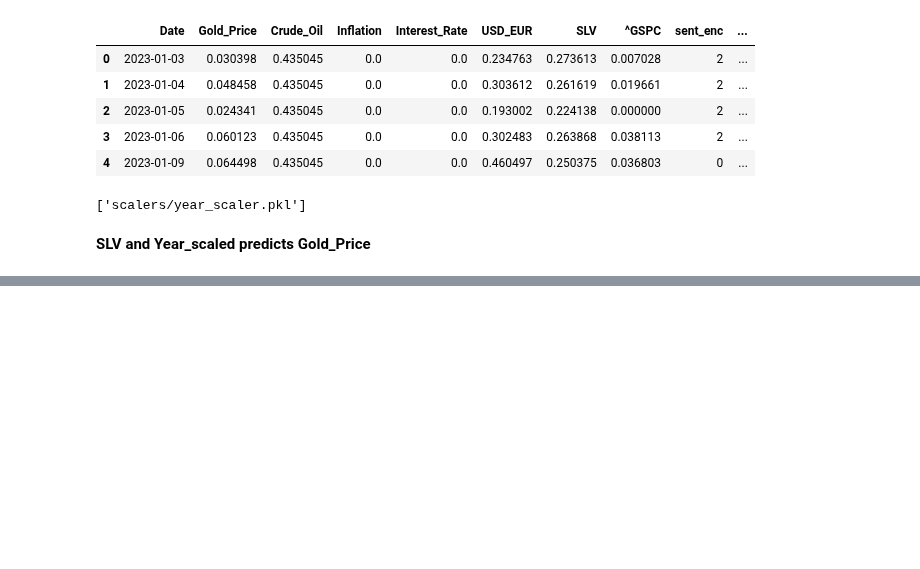
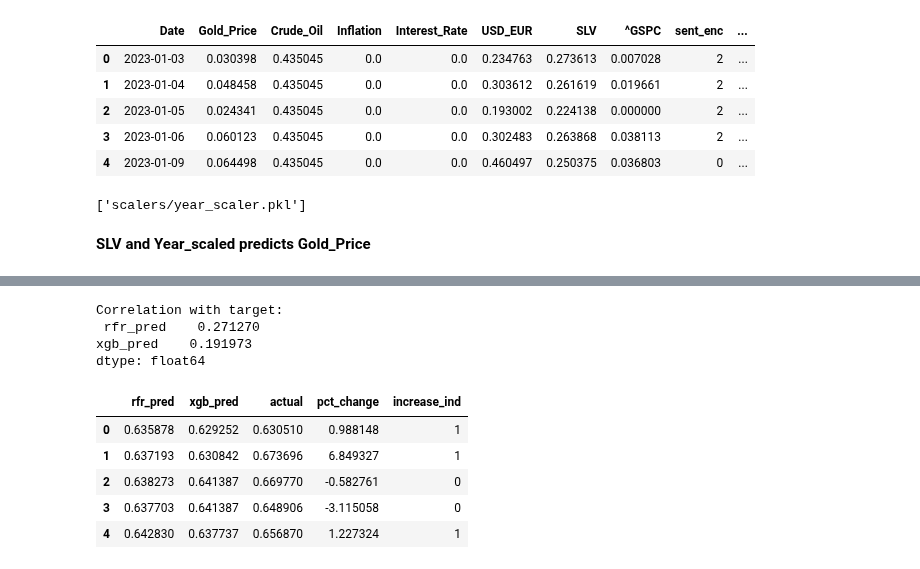
Before and after one commit to sejfovskienes/training_model, a Jupyter notebook: last-1/stacked_model.ipynb, the cells around one changed output, grey strips where cells are left out. Saved outputs shown, nothing was run; the diff lists cells and outputs as text; code cells hidden in the pictures; blank space fills up the shorter version.

```diff
--- a/last-1/stacked_model.ipynb
+++ b/last-1/stacked_model.ipynb
@@ -155,0 +231,28 @@ plt.show()
+# %%
+X = new_df.drop(columns=['actual'])
+y = new_df['actual']
+
+corr_target = X.corrwith(y).sort_values(ascending=False)
+print("Correlation with target:\n", corr_target)
+# %% [output]
+Correlation with target:
+ rfr_pred    0.271270
+xgb_pred    0.191973
+dtype: float64
+# %%
+def add_actual_indicators(df: pd.DataFrame) -> pd.DataFrame:
+    df['pct_change'] = df['actual'].pct_change() * 100
+    df['increase_ind'] = (df['actual'].diff() > 0).astype(int)
+    df = df.dropna().reset_index(drop=True)
+
+    return df
+
+df = add_actual_indicators(new_df)
+df.head()
+# %% [output]
+|  | rfr_pred | xgb_pred | actual | pct_change | increase_ind |
+| 0 | 0.635878 | 0.629252 | 0.630510 | 0.988148 | 1 |
+| 1 | 0.637193 | 0.630842 | 0.673696 | 6.849327 | 1 |
+| 2 | 0.638273 | 0.641387 | 0.669770 | -0.582761 | 0 |
+| 3 | 0.637703 | 0.641387 | 0.648906 | -3.115058 | 0 |
+| 4 | 0.642830 | 0.637737 | 0.656870 | 1.227324 | 1 |
```
Also changed, not shown: parts of 15 cells of this notebook, 7 other files.
